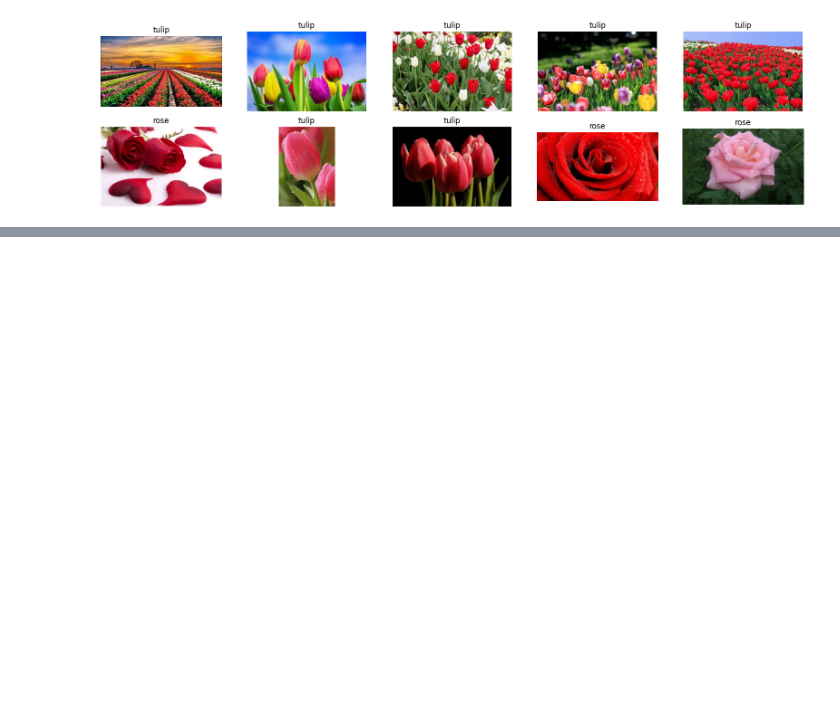
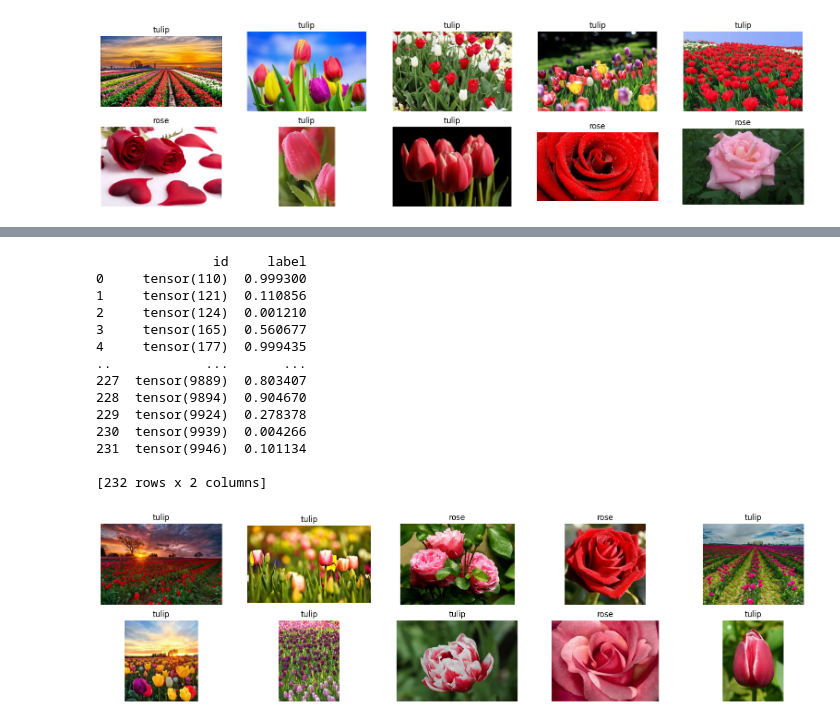
Before and after one commit to StepanSemykin/Lab_5, a Jupyter notebook: learning.ipynb, the cells around one changed output, grey strips where cells are left out. Drawn from its saved outputs; the diff is of its cells as text; code cells hidden in the pictures; blank space fills up the shorter version.

```diff
--- a/learning.ipynb
+++ b/learning.ipynb
@@ -468,11 +464,9 @@ lr = 0.0005
 epochs = 20
 batch_size = 200
 
-train_loader = DataLoader(
-    dataset=train_data, batch_size=batch_size, shuffle=True)
-test_loader = DataLoader(
-    dataset=test_data, batch_size=batch_size, shuffle=True)
-val_loader = DataLoader(dataset=val_data, batch_size=batch_size, shuffle=True)
+train_loader = DataLoader(dataset = train_data, batch_size = batch_size, shuffle = True)
+test_loader = DataLoader(dataset = test_data, batch_size = batch_size, shuffle = True)
+val_loader = DataLoader(dataset = val_data, batch_size = batch_size, shuffle = True)
 
 train_loop(train_loader, val_loader, epochs, lr)
 # %% [output]
@@ -570,0 +589,58 @@ plt.show()
+# %%
+
+idx = list(map(lambda x: x[0], probs))
+prob = list(map(lambda x: x[1], probs))
+
+submission = pd.DataFrame({'id': idx, 'label': prob})
+
+print(submission)
+
+submission.to_csv('result.csv', index = False)
+
+id_list = []
+class_ = {0: 'rose', 1: 'tulip'}
+
+fig, axes = plt.subplots(2, 5, figsize=(20, 5), facecolor='w')
+
+for ax in axes.ravel():
+    i = random.choice(submission['id'].values)
+
+    label = submission.loc[submission['id'] == i, 'label'].values[0]
+
+    if label > 0.5:
+        label = 1
+        name = "tulip"
+    else:
+        label = 0
+        name = "rose"
+
+    if os.path.isfile(f"{directory}\\rose.{i}.jpeg"):
+        img_path = f"{directory}\\rose.{i}.jpeg"
+    else:
+        img_path = f"{directory}\\tulip.{i}.jpeg"
+
+    ax.axis('off')
+    ax.tick_params(axis='both', left=False, top=False, right=False, bottom=False,
+                   labelleft=False, labeltop=False, labelright=False, labelbottom=False)
+    img = Image.open(img_path)
+
+    ax.set_title(class_[label])
+    ax.imshow(img)
+
+plt.show()
+# %% [output]
+               id     label
+0     tensor(110)  0.999300
+1     tensor(121)  0.110856
+2     tensor(124)  0.001210
+3     tensor(165)  0.560677
+4     tensor(177)  0.999435
+..            ...       ...
+227  tensor(9889)  0.803407
+228  tensor(9894)  0.904670
+229  tensor(9924)  0.278378
+230  tensor(9939)  0.004266
+231  tensor(9946)  0.101134
+
+[232 rows x 2 columns]
+[figure, added]
```
Also changed, not shown: parts of 5 cells of this notebook, 1 other file.
